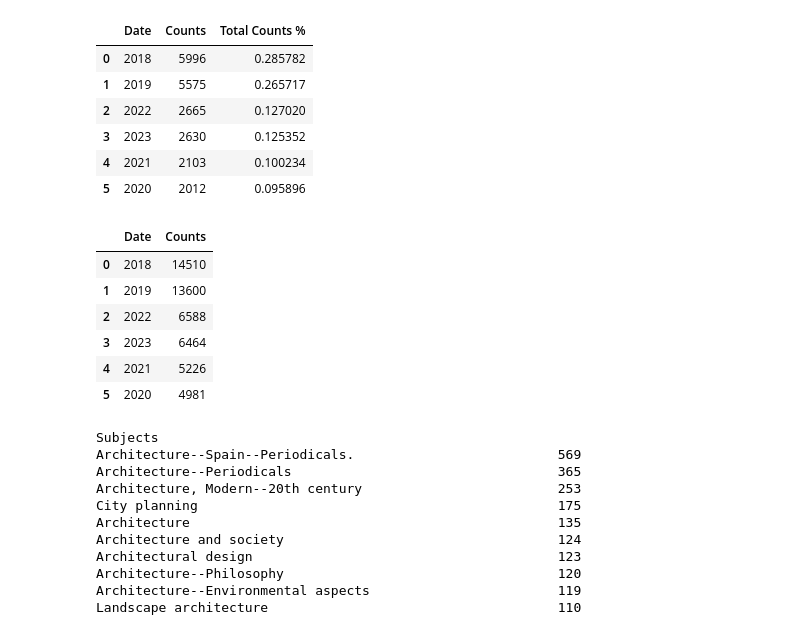
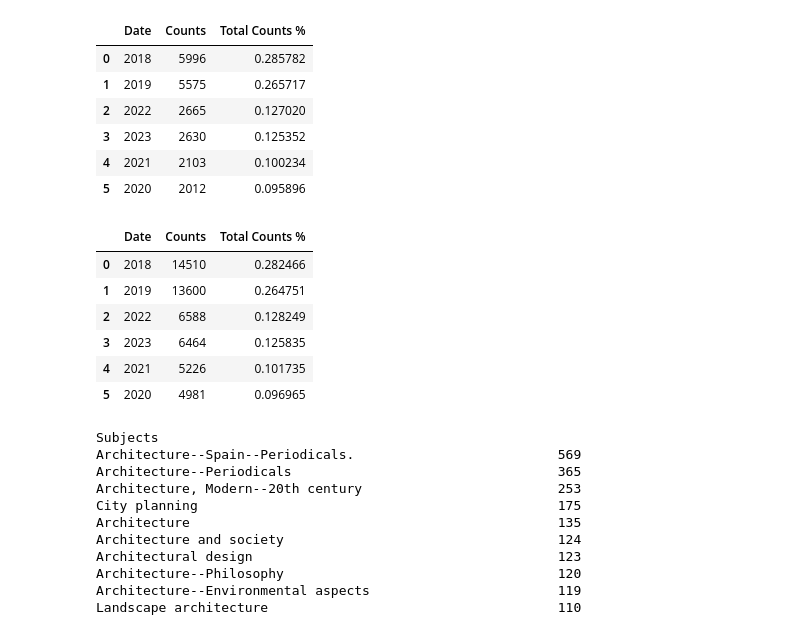
Before and after one commit to senderrr/Architecture, a Jupyter notebook: ArchitectureNotebook2023.ipynb, the cells around one changed output. Drawn from its saved outputs; the diff is of its cells as text; code cells hidden in the pictures.

```diff
--- a/ArchitectureNotebook2023.ipynb
+++ b/ArchitectureNotebook2023.ipynb
@@ -200,14 +188,17 @@ firstsubjectyearcounts
 | 4 | 2021 | 2103 | 0.100234 |
 | 5 | 2020 | 2012 | 0.095896 |
 # %%
+# Add a new column to see counts by % of all items
 threesubjectyearcounts = three_subject_df['Date'].value_counts().reset_index(name='Counts').sort_values(by=['Counts'], ascending=[False])
+threesuballcheckouts = threesubjectyearcounts['Counts'].sum()
+threesubjectyearcounts['Total Counts %'] = threesubjectyearcounts['Counts'] / threesuballcheckouts
 threesubjectyearcounts
 # %% [output]
-|  | Date | Counts |
-| 0 | 2018 | 14510 |
-| 1 | 2019 | 13600 |
-| 2 | 2022 | 6588 |
-| 3 | 2023 | 6464 |
-| 4 | 2021 | 5226 |
-| 5 | 2020 | 4981 |
+|  | Date | Counts | Total Counts % |
+| 0 | 2018 | 14510 | 0.282466 |
+| 1 | 2019 | 13600 | 0.264751 |
+| 2 | 2022 | 6588 | 0.128249 |
+| 3 | 2023 | 6464 | 0.125835 |
+| 4 | 2021 | 5226 | 0.101735 |
+| 5 | 2020 | 4981 | 0.096965 |
 # %%
```
Also changed, not shown: parts of 21 cells of this notebook, 1 other file.
